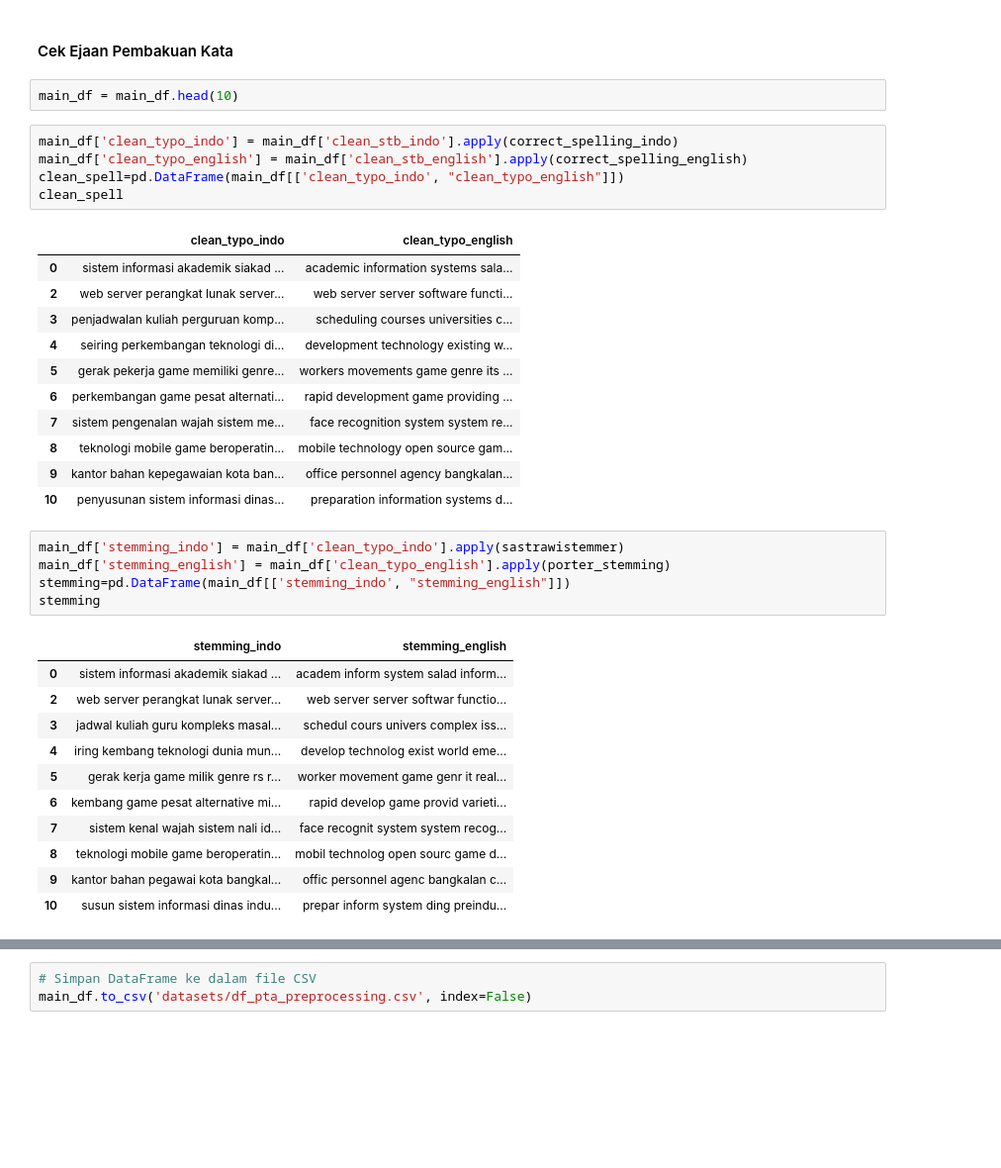
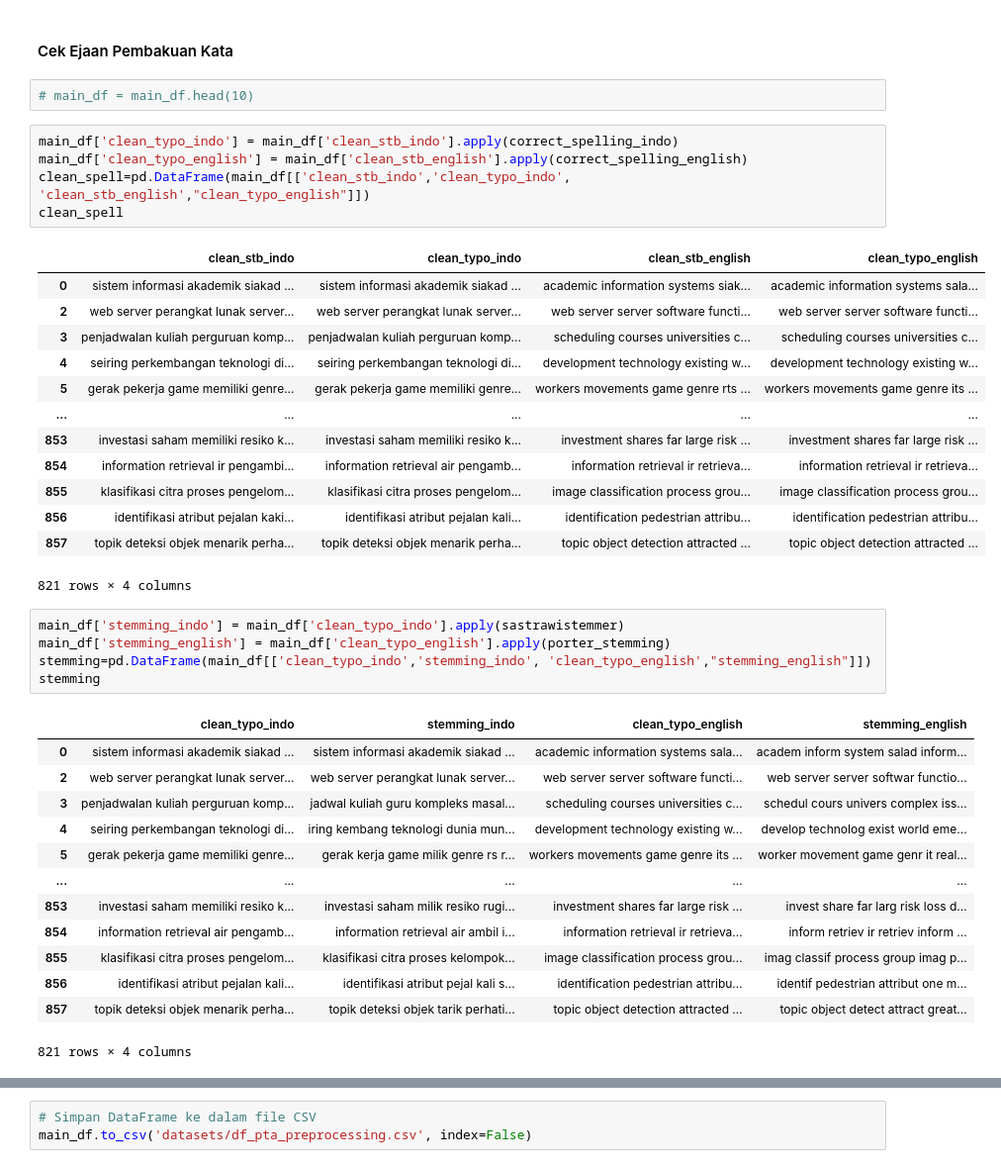
Before and after one commit to willyChairullah/PPW, a Jupyter notebook: _sources/task/task4/index.ipynb, the cells around one changed output, grey strips where cells are left out. Shown at 99% size. Saved outputs shown, nothing was run; the diff lists cells and outputs as text; blank space fills up the shorter version.

```diff
--- a/_sources/task/task4/index.ipynb
+++ b/_sources/task/task4/index.ipynb
@@ -319,41 +319,45 @@ def correct_spelling_indo(text):
 # %% [markdown]
 #### Cek Ejaan Pembakuan Kata
 # %%
-main_df = main_df.head(10)
+# main_df = main_df.head(10)
 # %%
 main_df['clean_typo_indo'] = main_df['clean_stb_indo'].apply(correct_spelling_indo)
 main_df['clean_typo_english'] = main_df['clean_stb_english'].apply(correct_spelling_english)
-clean_spell=pd.DataFrame(main_df[['clean_typo_indo', "clean_typo_english"]])
+clean_spell=pd.DataFrame(main_df[['clean_stb_indo','clean_typo_indo', 'clean_stb_english',"clean_typo_english"]])
 clean_spell
 # %% [output]
-|  | clean_typo_indo | clean_typo_english |
-| 0 | sistem informasi akademik siakad ... | academic information systems sala... |
-| 2 | web server perangkat lunak server... | web server server software functi... |
-| 3 | penjadwalan kuliah perguruan komp... | scheduling courses universities c... |
-| 4 | seiring perkembangan teknologi di... | development technology existing w... |
-| 5 | gerak pekerja game memiliki genre... | workers movements game genre its ... |
-| 6 | perkembangan game pesat alternati... | rapid development game providing ... |
-| 7 | sistem pengenalan wajah sistem me... | face recognition system system re... |
-| 8 | teknologi mobile game beroperatin... | mobile technology open source gam... |
-| 9 | kantor bahan kepegawaian kota ban... | office personnel agency bangkalan... |
-| 10 | penyusunan sistem informasi dinas... | preparation information systems d... |
+|  | clean_stb_indo | clean_typo_indo | clean_stb_english | clean_typo_english |
+| 0 | sistem informasi akademik siakad ... | sistem informasi akademik siakad ... | academic information systems siak... | academic information systems sala... |
+| 2 | web server perangkat lunak server... | web server perangkat lunak server... | web server server software functi... | web server server software functi... |
+| 3 | penjadwalan kuliah perguruan komp... | penjadwalan kuliah perguruan komp... | scheduling courses universities c... | scheduling courses universities c... |
+| 4 | seiring perkembangan teknologi di... | seiring perkembangan teknologi di... | development technology existing w... | development technology existing w... |
+| 5 | gerak pekerja game memiliki genre... | gerak pekerja game memiliki genre... | workers movements game genre rts ... | workers movements game genre its ... |
+| ... | ... | ... | ... | ... |
+| 853 | investasi saham memiliki resiko k... | investasi saham memiliki resiko k... | investment shares far large risk ... | investment shares far large risk ... |
+| 854 | information retrieval ir pengambi... | information retrieval air pengamb... | information retrieval ir retrieva... | information retrieval ir retrieva... |
+| 855 | klasifikasi citra proses pengelom... | klasifikasi citra proses pengelom... | image classification process grou... | image classification process grou... |
+| 856 | identifikasi atribut pejalan kaki... | identifikasi atribut pejalan kali... | identification pedestrian attribu... | identification pedestrian attribu... |
+| 857 | topik deteksi objek menarik perha... | topik deteksi objek menarik perha... | topic object detection attracted ... | topic object detection attracted ... |
+821 rows × 4 columns
 # %%
 main_df['stemming_indo'] = main_df['clean_typo_indo'].apply(sastrawistemmer)
 main_df['stemming_english'] = main_df['clean_typo_english'].apply(porter_stemming)
-stemming=pd.DataFrame(main_df[['stemming_indo', "stemming_english"]])
+stemming=pd.DataFrame(main_df[['clean_typo_indo','stemming_indo', 'clean_typo_english',"stemming_english"]])
 stemming
 # %% [output]
-|  | stemming_indo | stemming_english |
-| 0 | sistem informasi akademik siakad ... | academ inform system salad inform... |
-| 2 | web server perangkat lunak server... | web server server softwar functio... |
-| 3 | jadwal kuliah guru kompleks masal... | schedul cours univers complex iss... |
-| 4 | iring kembang teknologi dunia mun... | develop technolog exist world eme... |
-| 5 | gerak kerja game milik genre rs r... | worker movement game genr it real... |
-| 6 | kembang game pesat alternative mi... | rapid develop game provid varieti... |
-| 7 | sistem kenal wajah sistem nali id... | face recognit system system recog... |
-| 8 | teknologi mobile game beroperatin... | mobil technolog open sourc game d... |
-| 9 | kantor bahan pegawai kota bangkal... | offic personnel agenc bangkalan c... |
-| 10 | susun sistem informasi dinas indu... | prepar inform system ding preindu... |
+|  | clean_typo_indo | stemming_indo | clean_typo_english | stemming_english |
+| 0 | sistem informasi akademik siakad ... | sistem informasi akademik siakad ... | academic information systems sala... | academ inform system salad inform... |
+| 2 | web server perangkat lunak server... | web server perangkat lunak server... | web server server software functi... | web server server softwar functio... |
+| 3 | penjadwalan kuliah perguruan komp... | jadwal kuliah guru kompleks masal... | scheduling courses universities c... | schedul cours univers complex iss... |
+| 4 | seiring perkembangan teknologi di... | iring kembang teknologi dunia mun... | development technology existing w... | develop technolog exist world eme... |
+| 5 | gerak pekerja game memiliki genre... | gerak kerja game milik genre rs r... | workers movements game genre its ... | worker movement game genr it real... |
+| ... | ... | ... | ... | ... |
+| 853 | investasi saham memiliki resiko k... | investasi saham milik resiko rugi... | investment shares far large risk ... | invest share far larg risk loss d... |
+| 854 | information retrieval air pengamb... | information retrieval air ambil i... | information retrieval ir retrieva... | inform retriev ir retriev inform ... |
+| 855 | klasifikasi citra proses pengelom... | klasifikasi citra proses kelompok... | image classification process grou... | imag classif process group imag p... |
+| 856 | identifikasi atribut pejalan kali... | identifikasi atribut pejal kali s... | identification pedestrian attribu... | identif pedestrian attribut one m... |
+| 857 | topik deteksi objek menarik perha... | topik deteksi objek tarik perhati... | topic object detection attracted ... | topic object detect attract great... |
+821 rows × 4 columns
 # %%
 main_df['tokenize_indo'] = main_df['stemming_indo'].apply(tokenize_text)
 main_df['tokenize_english'] = main_df['stemming_english'].apply(tokenize_text)
```
Also changed, not shown: parts of 18 cells of this notebook, 2 other files.
